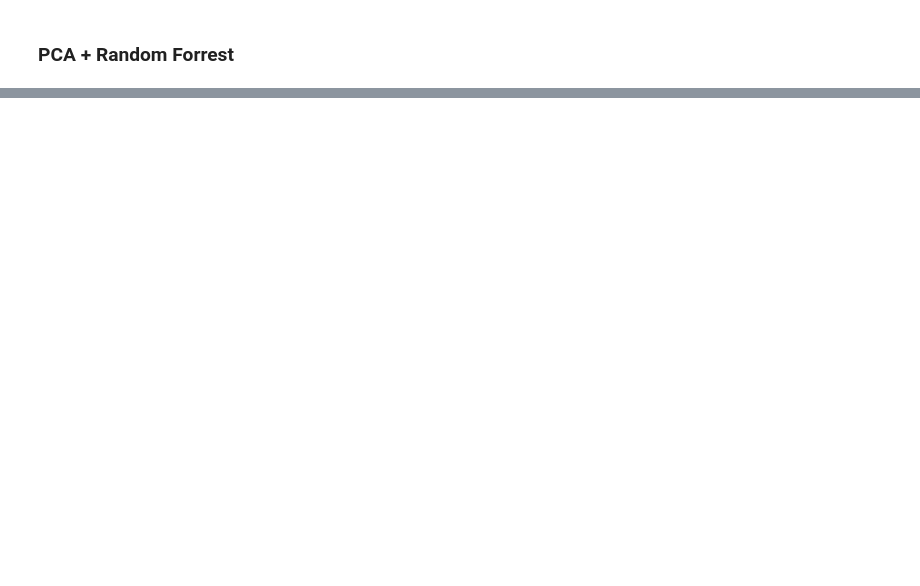
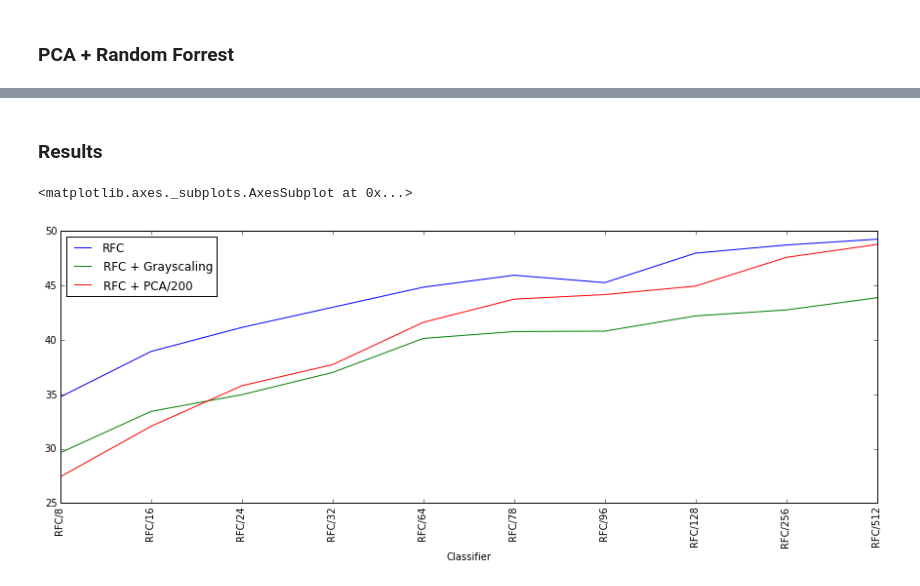
Before and after one commit to devyhia/cifar-10, a Jupyter notebook: Random Forrest Classifier.ipynb, the cells around one changed output, grey strips where cells are left out. Saved outputs shown, nothing was run; the diff lists cells and outputs as text; code cells hidden in the pictures; blank space fills up the shorter version.

```diff
--- a/Random Forrest Classifier.ipynb
+++ b/Random Forrest Classifier.ipynb
@@ -80,0 +235,49 @@ rfc128.fit(X, y)
+# %% [markdown]
+### Results
+# %%
+pd_results_rfc = pd.DataFrame([
+        ['RFC/8', 34.76],
+        ['RFC/16', 38.94],
+        ['RFC/24', 41.15],
+        ['RFC/32', 43.00],
+        ['RFC/64', 44.85],
+        ['RFC/78', 45.95],
+        ['RFC/96', 45.27],
+        ['RFC/128', 47.98],
+        ['RFC/256', 48.73],
+        ['RFC/512', 49.26],
+    ], columns=['Classifier', 'Accuracy'])
+
+pd_results_rfc_grayscaling = pd.DataFrame([
+        ['RFC/8', 29.63],
+        ['RFC/16', 33.43],
+        ['RFC/24', 34.97],
+        ['RFC/32', 37.01],
+        ['RFC/64', 40.14],
+        ['RFC/78', 40.77],
+        ['RFC/96', 40.81],
+        ['RFC/128', 42.21],
+        ['RFC/256', 42.76],
+        ['RFC/512', 43.88],
+    ], columns=['Classifier', 'Accuracy'])
+
+pd_results_rfc_pca = pd.DataFrame([
+        ['RFC/8', 27.42],
+        ['RFC/16', 32.06],
+        ['RFC/24', 35.79],
+        ['RFC/32', 37.73],
+        ['RFC/64', 41.62],
+        ['RFC/78', 43.75],
+        ['RFC/96', 44.17],
+        ['RFC/128', 44.95],
+        ['RFC/256', 47.59],
+        ['RFC/512', 48.78],
+    ], columns=['Classifier', 'Accuracy'])
+
+ax = plt.subplot()
+pd_results_rfc.plot(x='Classifier', y='Accuracy', ax=ax, rot=90, figsize=(15,5), label='RFC')
+pd_results_rfc_grayscaling.plot(x='Classifier', y='Accuracy', ax=ax, rot=90, label='RFC + Grayscaling')
+pd_results_rfc_pca.plot(x='Classifier', y='Accuracy', ax=ax, rot=90, label='RFC + PCA/200')
+# %% [output]
+<matplotlib.axes._subplots.AxesSubplot at 0x...>
+[figure, added]
```
Also changed, not shown: parts of 18 cells of this notebook.
